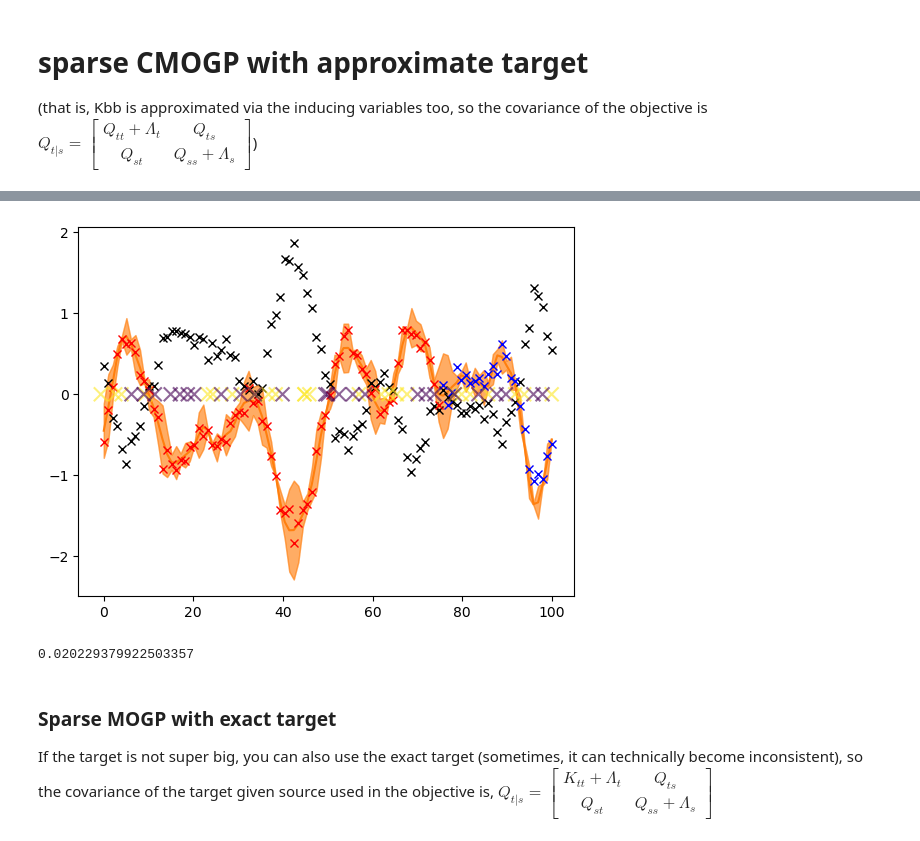
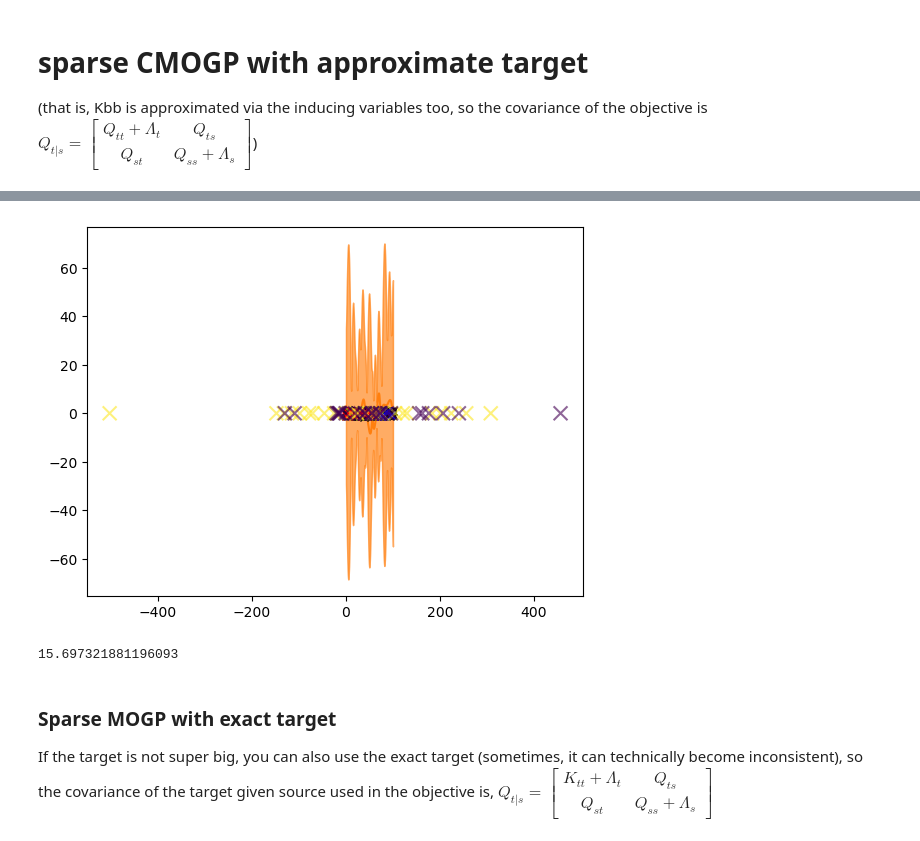
Before and after one commit to JVerbeek/at-gpflow, a Jupyter notebook: experiments/check_approximation_quality/lra-kernel-test.ipynb, the cells around one changed output, grey strips where cells are left out. Drawn from its saved outputs; the diff is of its cells as text; code cells hidden in the pictures.

```diff
--- a/experiments/check_approximation_quality/lra-kernel-test.ipynb
+++ b/experiments/check_approximation_quality/lra-kernel-test.ipynb
@@ -25,6 +25,9 @@ from atlikelihood import TransferLikelihood
 
 def optimize(m):
     opt = gpf.optimizers.Scipy()
-    res = opt.minimize(m.training_loss, m.trainable_variables, track_loss_history=True, options={"disp": 50})
+    res = opt.minimize(m.training_loss, m.trainable_variables, track_loss_history=True, options={"disp": 50}, method="L-BFGS-B")
     plt.plot(res["loss_history"])
     plt.show()
+
+def get_kernel():
+    return gpf.kernels.Matern32() + gpf.kernels.Cosine()
@@ -38,25 +34,30 @@ To enable the following instructions: AVX2 AVX512F AVX512_VNNI AVX512_BF16 FMA,
 # %%
 k = gpf.kernels.RBF(lengthscales=5, variance=1) #+ gpf.kernels.Linear(0.001)
-Xall = np.linspace(0, 100, 100)
-Yall  = np.random.multivariate_normal(np.zeros_like(Xall), k(Xall.reshape(-1, 1)))
-ind_1 = np.arange(0, 100, 1)
-ind_2 = np.array([i for i in ind_1 if i % 1 == 0])
+Xall = np.linspace(0, 100, 200)
+Yall  = np.cos(0.5*np.pi*Xall) + np.random.normal(0, 0.1, len(Xall))#np.random.multivariate_normal(np.zeros_like(Xall), k(Xall.reshape(-1, 1)))
+ind_1 = np.arange(0, 200, 1)
+ind_2 = np.array([i for i in ind_1 if i % 10 == 0])
 ind_1 = ind_1
 ind_2 = ind_2
 print(ind_2)
 TEST_INDEX = int(0.75*len(ind_2))
 ind_train, ind_test = ind_2[:TEST_INDEX], ind_2[TEST_INDEX:]
 X1, y1 = Xall[ind_1], Yall[ind_1]
+y1 =  y1 #+  np.random.multivariate_normal(np.zeros_like(Xall), k(Xall.reshape(-1, 1)))
+
 X2, y2 = Xall[ind_train], Yall[ind_train]
 X2 = X2 - X2[0]
 scalar = -1
-y2 = scalar * y1 # np.roll(y2, 5)
+y2 = scalar * Yall[ind_1] # np.roll(y2, 5)
+#k = gpf.kernels.Cosine(lengthscales=1, variance=1) #+ gpf.kernels.Linear(0.001)
 y2 = y2[ind_train]
 Xtest, ytest = Xall[ind_test], Yall[ind_test]
-ytest = scalar * ytest.reshape(-1, 1) + np.random.normal(0, 0.1, len(Xtest)).reshape(-1, 1)
+ytest = (scalar * ytest).reshape(-1, 1)
+
 
 y1 = y1.reshape(-1, 1) + np.random.normal(0, 0.1, len(X1)).reshape(-1, 1)
-y2 = y2.reshape(-1, 1) + np.random.normal(0, 0.1, len(X2)).reshape(-1, 1)
+y2 = y2.reshape(-1, 1) + np.random.normal(0, 0.3, len(X2)).reshape(-1, 1)
+ytest = ytest.reshape(-1, 1) + np.random.normal(0, 0.3, len(Xtest)).reshape(-1, 1)
 X1 = X1.reshape(-1, 1)
 X2 = X2.reshape(-1, 1)
 y2 = y2
@@ -177,7 +174,7 @@ output_dim = 2  # Number of outputs
 rank = 1  # Rank of W
 
 # Base kernel
-k = gpf.kernels.Matern32(active_dims=[0])
+k = get_kernel()
 
 # Coregion kernel
 coreg = gpf.kernels.Coregion(
@@ -190,7 +187,7 @@ shuffle = np.random.permutation(np.arange(len(ivs)))
 ivs = ivs[shuffle]
 ivs = np.hstack((ivs, iv_ind))
 kern = k * coreg
-m = SparseCMOGP((X, y), exact_target=False, kernel=kern, jitter=1e-5, inducing_variable=ivs, likelihood=TransferLikelihood(source=gpf.likelihoods.Gaussian(), target=gpf.likelihoods.Gaussian()))
+m = SparseCMOGP((X, y), exact_target=False, kernel=kern, jitter=1e-6, inducing_variable=ivs, likelihood=TransferLikelihood(source=gpf.likelihoods.Gaussian(), target=gpf.likelihoods.Gaussian()))
 #gpf.set_trainable(m.kernel.kernels[0].variance, True)
 #gpf.set_trainable(m.likelihood.source.variance, False)
 
@@ -271,35 +281,38 @@ Xall = Xall.reshape(-1, 1)
 Xtst = Xtest.reshape(-1, 1)
 Xplot = np.hstack((Xall, np.ones_like(Xall)))
 Xtst = np.hstack((Xtst, np.ones_like(Xtst)))
 fmean, fvar = m.predict_f(Xplot)
 fmean_tst, fvar_tst = m.predict_f(Xtst)
 ymean, yvar = m.predict_y(Xplot)
 plt.plot(Xall, fmean, color="C1")
 plt.plot(X1, y1, "kx")
 plt.plot(X2, y2, "rx")
 plt.plot(Xtest, ytest, "bx")
 plt.fill_between(
     Xall[:, 0],
     (fmean - 2 * np.sqrt(fvar))[:, 0],
     (fmean + 2 * np.sqrt(fvar))[:, 0],
     color="C1",
     alpha=0.4,
 )
 plt.fill_between(
     Xall[:, 0],
     (ymean - 2 * np.sqrt(yvar))[:, 0],
     (ymean + 2 * np.sqrt(yvar))[:, 0],
     color="C1",
     alpha=0.4,
 )
 plt.scatter(m.inducing_variable.Z[:,0], np.ones_like(ivs[:,0])*0, marker="x", c=ivs[:,1], zorder=100, s=100, alpha=0.6)
 plt.show()
 
+
+ours_variance = m.likelihood.target.variance.numpy()
+
 ours_mse = mean_squared_error(ytest, fmean_tst)
 ours_mse
 # %% [output]
-[figure, old version]
+[figure, new version]
-0.020229379922503357
+15.697321881196093
 # %% [markdown]
 ### Sparse MOGP with exact target
 If the target is not super big, you can also use the exact target (sometimes, it can technically become inconsistent), so the covariance of the target given source used in the objective is,
```
Also changed, not shown: parts of 12 cells of this notebook, 5 other files.
